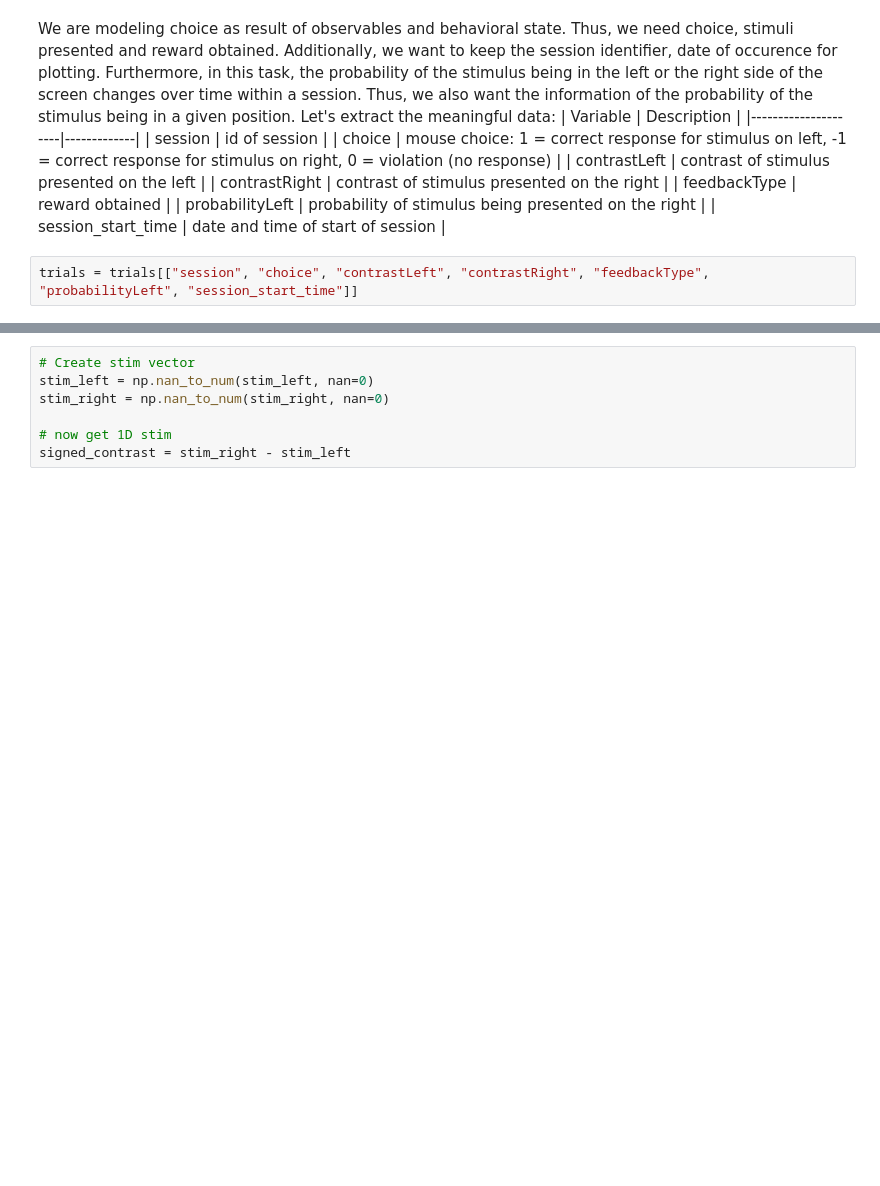
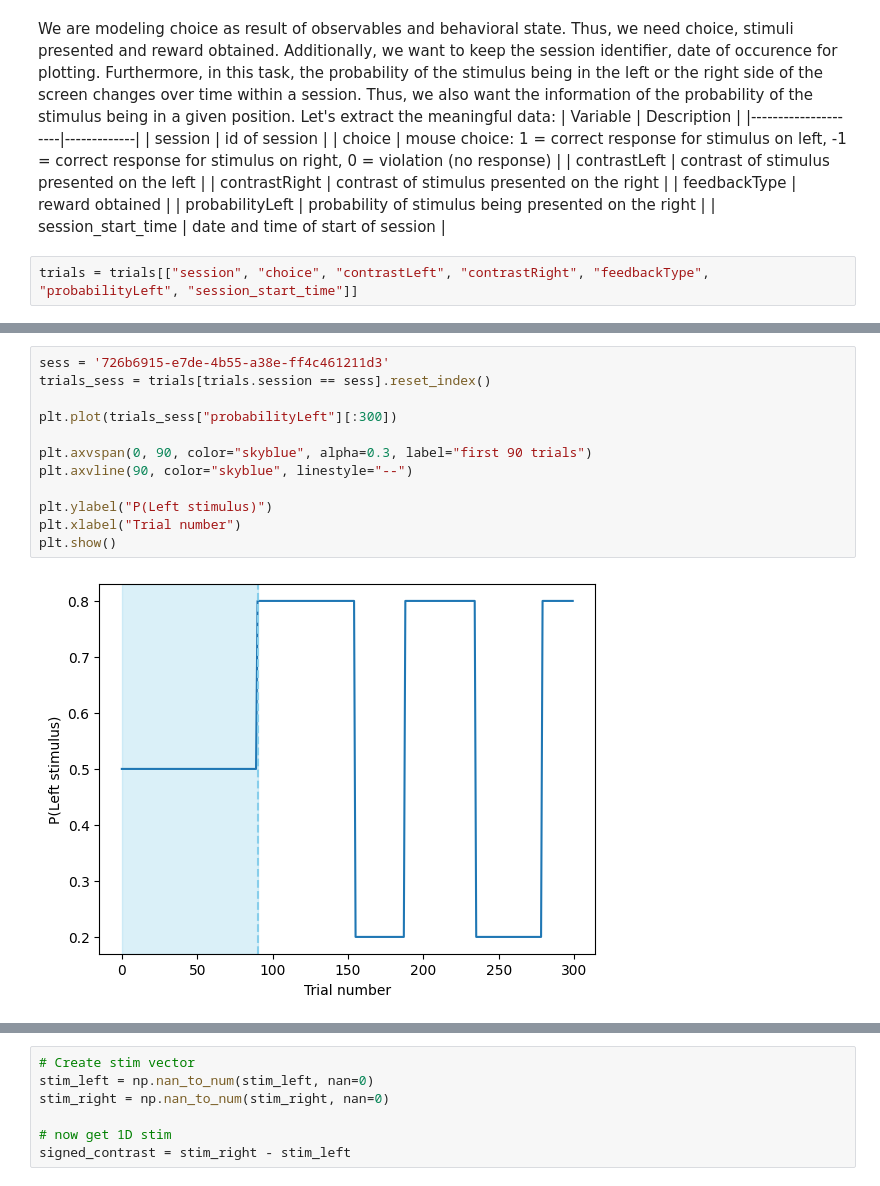
Before and after one commit to camila-maura/glm_hmm_notebook, a Jupyter notebook: scripts/ibl_preprocessing.ipynb, the cells around one changed output, grey strips where cells are left out. Drawn from its saved outputs; the diff is of its cells as text; blank space fills up the shorter version.

```diff
--- a/scripts/ibl_preprocessing.ipynb
+++ b/scripts/ibl_preprocessing.ipynb
@@ -91,0 +48,14 @@ During the first 90 trials of each session, the stimulus appeared randomly on th
+# %%
+sess = '726b6915-e7de-4b55-a38e-ff4c461211d3'
+trials_sess = trials[trials.session == sess].reset_index()
+
+plt.plot(trials_sess["probabilityLeft"][:300])
+
+plt.axvspan(0, 90, color="skyblue", alpha=0.3, label="first 90 trials")
+plt.axvline(90, color="skyblue", linestyle="--")
+
+plt.ylabel("P(Left stimulus)")
+plt.xlabel("Trial number")
+plt.show()
+# %% [output]
+[figure, added]
```
Also changed, not shown: parts of 31 cells of this notebook, 6 other files.
